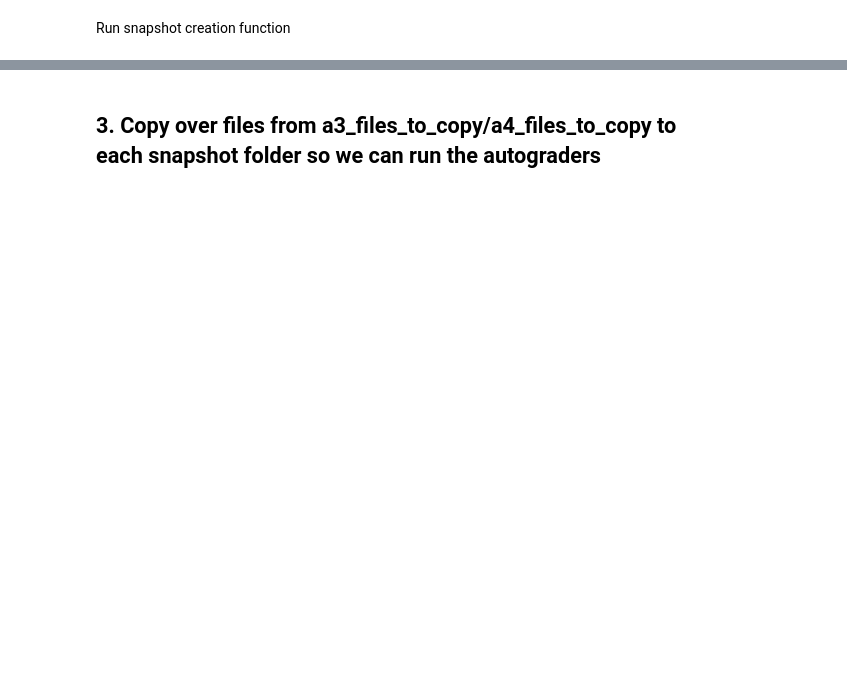
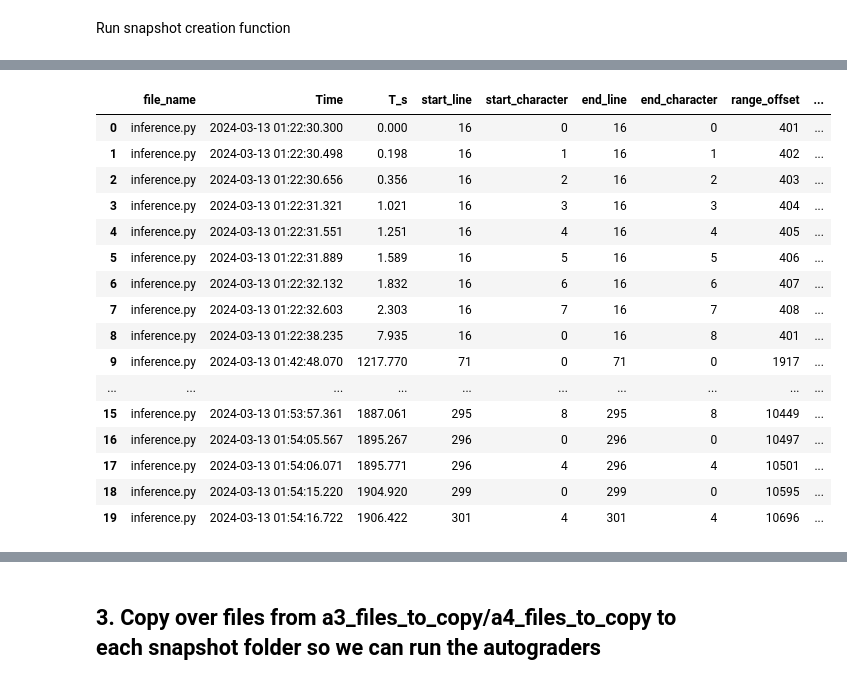
Before and after one commit to feyzijan/EDA_Productivity, a Jupyter notebook: KeylogAnalysisDataPrep.ipynb, the cells around one changed output, grey strips where cells are left out. Drawn from its saved outputs; the diff is of its cells as text; code cells hidden in the pictures; blank space fills up the shorter version.

```diff
--- a/KeylogAnalysisDataPrep.ipynb
+++ b/KeylogAnalysisDataPrep.ipynb
@@ -166,0 +203,3 @@ success count 18744 error count 0
+# %%
+df = keylog_data_a3['P11']
+df.snapshot.value_counts().sort_index()
@@ -166,0 +218,20 @@ success count 18744 error count 0
+# %%
+df.head(20)
+# %% [output]
+|  | file_name | Time | T_s | start_line | start_character | end_line | end_character | range_offset | ... |
+| 0 | inference.py | 2024-03-13 01:22:30.300 | 0.000 | 16 | 0 | 16 | 0 | 401 | ... |
+| 1 | inference.py | 2024-03-13 01:22:30.498 | 0.198 | 16 | 1 | 16 | 1 | 402 | ... |
+| 2 | inference.py | 2024-03-13 01:22:30.656 | 0.356 | 16 | 2 | 16 | 2 | 403 | ... |
+| 3 | inference.py | 2024-03-13 01:22:31.321 | 1.021 | 16 | 3 | 16 | 3 | 404 | ... |
+| 4 | inference.py | 2024-03-13 01:22:31.551 | 1.251 | 16 | 4 | 16 | 4 | 405 | ... |
+| 5 | inference.py | 2024-03-13 01:22:31.889 | 1.589 | 16 | 5 | 16 | 5 | 406 | ... |
+| 6 | inference.py | 2024-03-13 01:22:32.132 | 1.832 | 16 | 6 | 16 | 6 | 407 | ... |
+| 7 | inference.py | 2024-03-13 01:22:32.603 | 2.303 | 16 | 7 | 16 | 7 | 408 | ... |
+| 8 | inference.py | 2024-03-13 01:22:38.235 | 7.935 | 16 | 0 | 16 | 8 | 401 | ... |
+| 9 | inference.py | 2024-03-13 01:42:48.070 | 1217.770 | 71 | 0 | 71 | 0 | 1917 | ... |
+| ... | ... | ... | ... | ... | ... | ... | ... | ... | ... |
+| 15 | inference.py | 2024-03-13 01:53:57.361 | 1887.061 | 295 | 8 | 295 | 8 | 10449 | ... |
+| 16 | inference.py | 2024-03-13 01:54:05.567 | 1895.267 | 296 | 0 | 296 | 0 | 10497 | ... |
+| 17 | inference.py | 2024-03-13 01:54:06.071 | 1895.771 | 296 | 4 | 296 | 4 | 10501 | ... |
+| 18 | inference.py | 2024-03-13 01:54:15.220 | 1904.920 | 299 | 0 | 299 | 0 | 10595 | ... |
+| 19 | inference.py | 2024-03-13 01:54:16.722 | 1906.422 | 301 | 4 | 301 | 4 | 10696 | ... |
```
Also changed, not shown: parts of 25 cells of this notebook, 3 other files.
